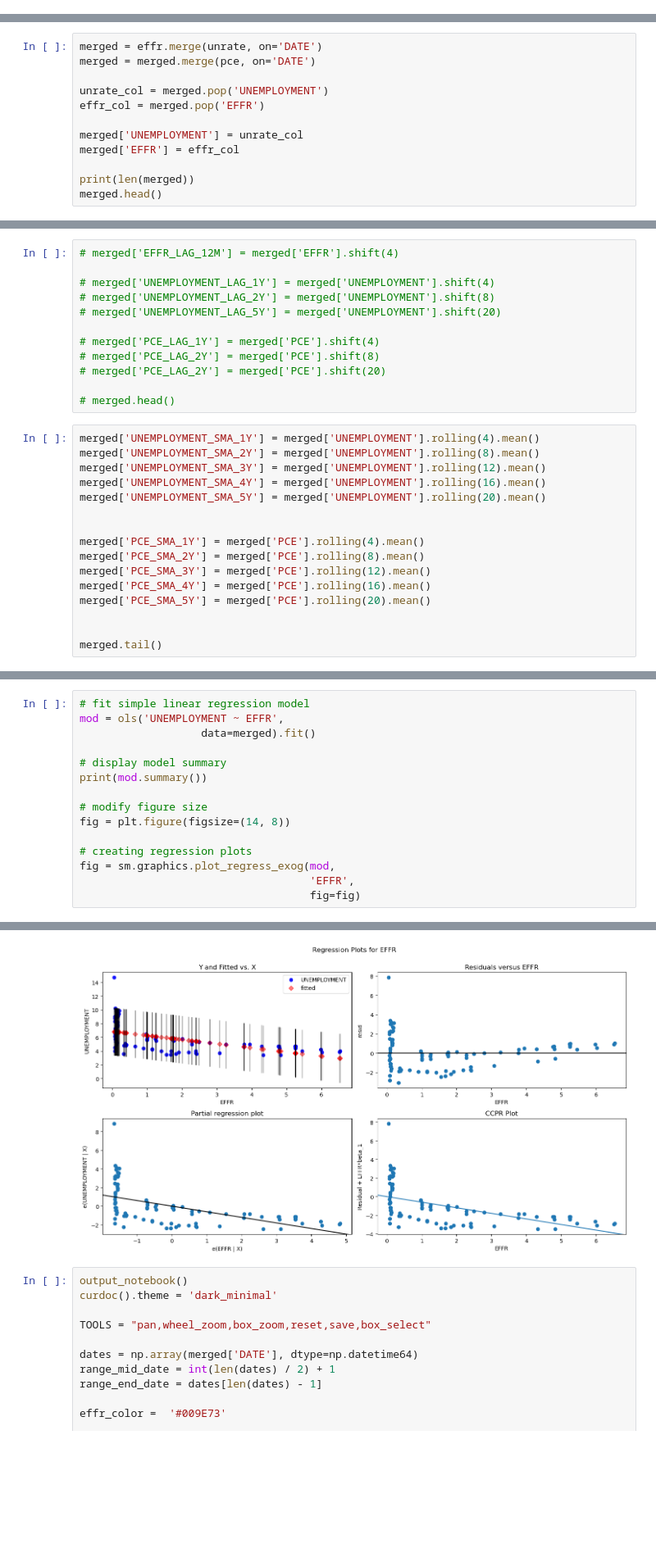
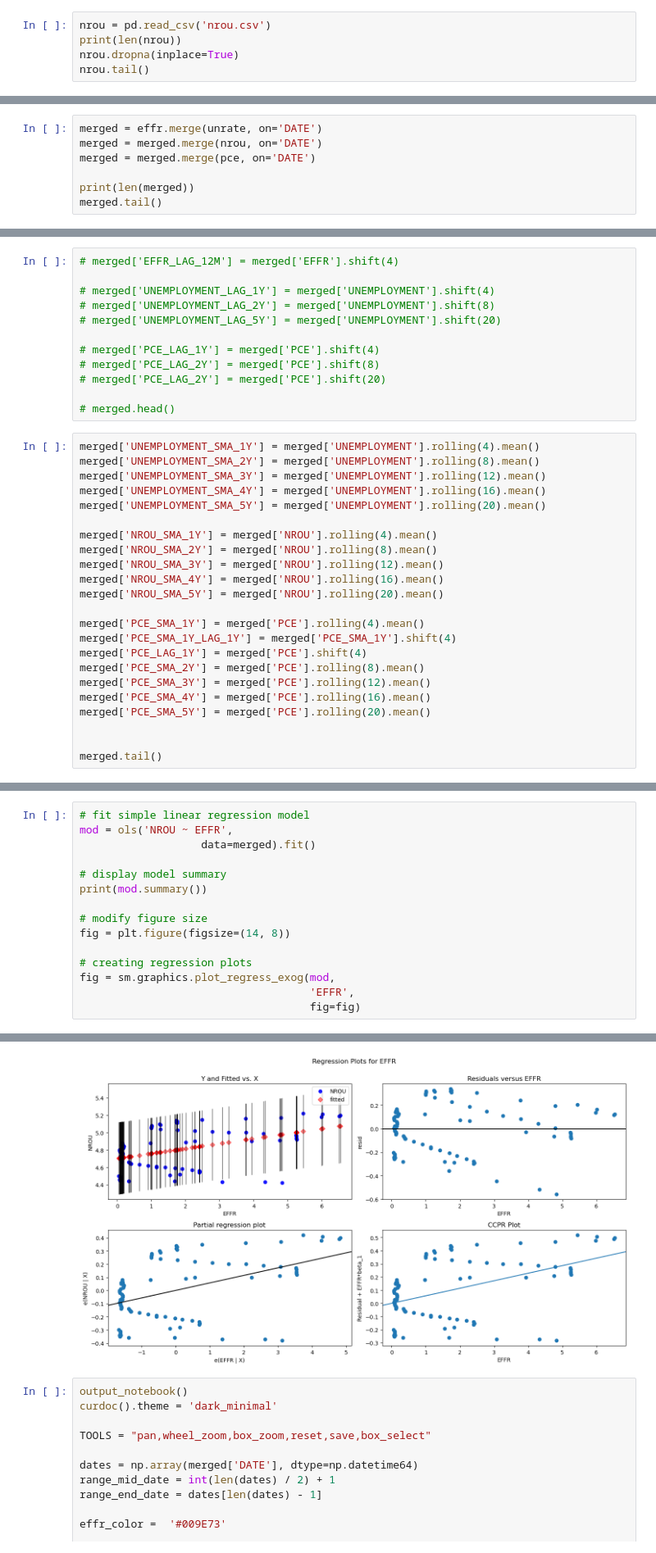
Before and after one commit to himalayahall/DATA608, a Jupyter notebook: Story 2/Story2.ipynb, the cells around one changed output, grey strips where cells are left out. Shown at 82% size. Cells and saved outputs as stored; diff of their text form; blank space fills up the shorter version.

Commit message:
added NROU dataset
Signed-off-by: Jawaid Hakim <himalayahall@gmail.com>

```diff
--- a/Story 2/Story2.ipynb
+++ b/Story 2/Story2.ipynb
@@ -41,0 +42,5 @@ unrate.head()
+# %%
+nrou = pd.read_csv('nrou.csv')
+print(len(nrou))
+nrou.dropna(inplace=True)
+nrou.tail()
@@ -53,15 +66,10 @@ pce.head()
 | 4 | 1960-04-01 | 1.5 |
 # %%
 merged = effr.merge(unrate, on='DATE')
+merged = merged.merge(nrou, on='DATE')
 merged = merged.merge(pce, on='DATE')
 
-unrate_col = merged.pop('UNEMPLOYMENT')
-effr_col = merged.pop('EFFR')
-
-merged['UNEMPLOYMENT'] = unrate_col
-merged['EFFR'] = effr_col
-
 print(len(merged))
-merged.head()
+merged.tail()
 # %% [output]
 257
@@ -100,8 +108,15 @@ merged['UNEMPLOYMENT_SMA_3Y'] = merged['UNEMPLOYMENT'].rolling(12).mean()
 merged['UNEMPLOYMENT_SMA_4Y'] = merged['UNEMPLOYMENT'].rolling(16).mean()
 merged['UNEMPLOYMENT_SMA_5Y'] = merged['UNEMPLOYMENT'].rolling(20).mean()
 
+merged['NROU_SMA_1Y'] = merged['NROU'].rolling(4).mean()
+merged['NROU_SMA_2Y'] = merged['NROU'].rolling(8).mean()
+merged['NROU_SMA_3Y'] = merged['NROU'].rolling(12).mean()
+merged['NROU_SMA_4Y'] = merged['NROU'].rolling(16).mean()
+merged['NROU_SMA_5Y'] = merged['NROU'].rolling(20).mean()
 
 merged['PCE_SMA_1Y'] = merged['PCE'].rolling(4).mean()
+merged['PCE_SMA_1Y_LAG_1Y'] = merged['PCE_SMA_1Y'].shift(4)
+merged['PCE_LAG_1Y'] = merged['PCE'].shift(4)
 merged['PCE_SMA_2Y'] = merged['PCE'].rolling(8).mean()
 merged['PCE_SMA_3Y'] = merged['PCE'].rolling(12).mean()
 merged['PCE_SMA_4Y'] = merged['PCE'].rolling(16).mean()
@@ -153,6 +169,6 @@ Notes:
 # %%
 # fit simple linear regression model
-mod = ols('UNEMPLOYMENT ~ EFFR',
+mod = ols('NROU ~ EFFR',
                    data=merged).fit()
 
 # display model summary
@@ -178,12 +194,12 @@ Df Residuals:                      92   BIC:                             376.5
 Df Model:                           1
 Covariance Type:            nonrobust
 ==============================================================================
 ... (9 lines left out)
 ==============================================================================
 
 Notes:
 [1] Standard Errors assume that the covariance matrix of the errors is correctly specified.
-[figure, old version]
+[figure, new version]
 # %%
 output_notebook()
 curdoc().theme = 'dark_minimal'
```
Also changed, not shown: parts of 10 cells of this notebook, 5 other files.
